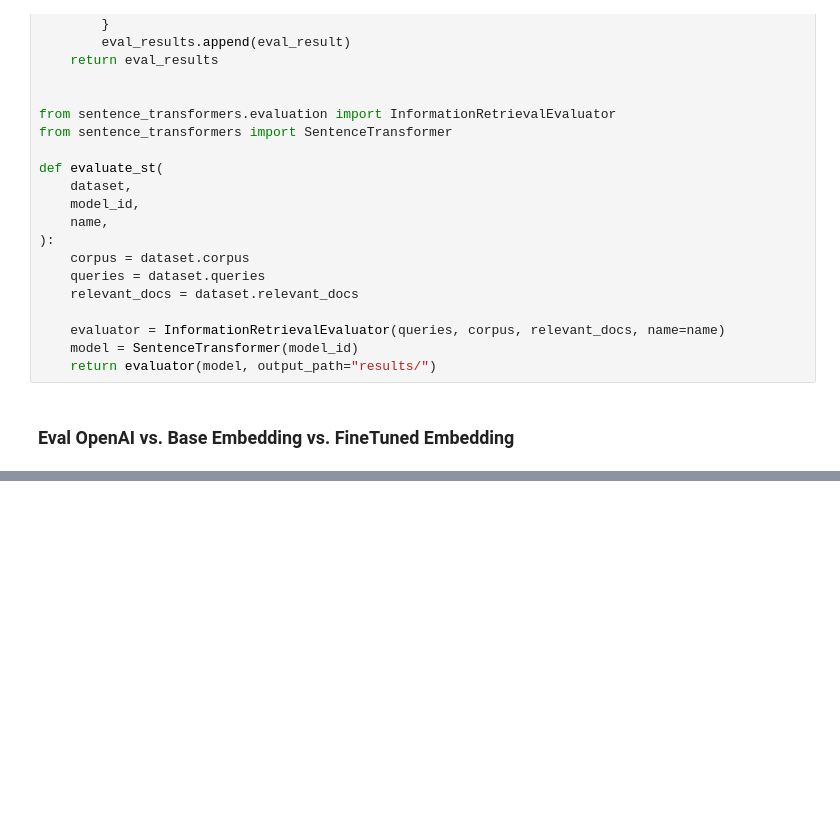
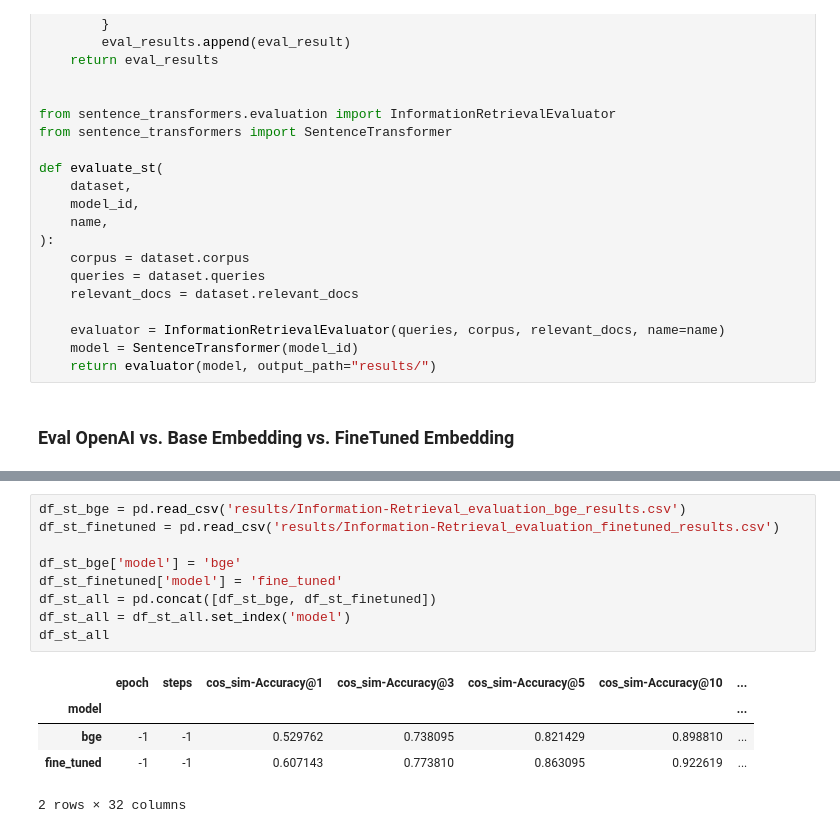
Before and after one commit to lvraikkonen/AI_walkthrough, a Jupyter notebook: Notebooks/手工微调embedding模型.ipynb, the cells around one changed output, grey strips where cells are left out. Drawn from its saved outputs; the diff is of its cells as text; blank space fills up the shorter version.

```diff
--- a/Notebooks/手工微调embedding模型.ipynb
+++ b/Notebooks/手工微调embedding模型.ipynb
@@ -195,0 +242,15 @@ evaluate_st(val_dataset, "test_model", name='finetuned')
+# %%
+df_st_bge = pd.read_csv('results/Information-Retrieval_evaluation_bge_results.csv')
+df_st_finetuned = pd.read_csv('results/Information-Retrieval_evaluation_finetuned_results.csv')
+
+df_st_bge['model'] = 'bge'
+df_st_finetuned['model'] = 'fine_tuned'
+df_st_all = pd.concat([df_st_bge, df_st_finetuned])
+df_st_all = df_st_all.set_index('model')
+df_st_all
+# %% [output]
+|  | epoch | steps | cos_sim-Accuracy@1 | cos_sim-Accuracy@3 | cos_sim-Accuracy@5 | cos_sim-Accuracy@10 | ... |
+| model |  |  |  |  |  |  | ... |
+| bge | -1 | -1 | 0.529762 | 0.738095 | 0.821429 | 0.898810 | ... |
+| fine_tuned | -1 | -1 | 0.607143 | 0.773810 | 0.863095 | 0.922619 | ... |
+2 rows × 32 columns
```
Also changed, not shown: parts of 16 cells of this notebook, 3 other files.
